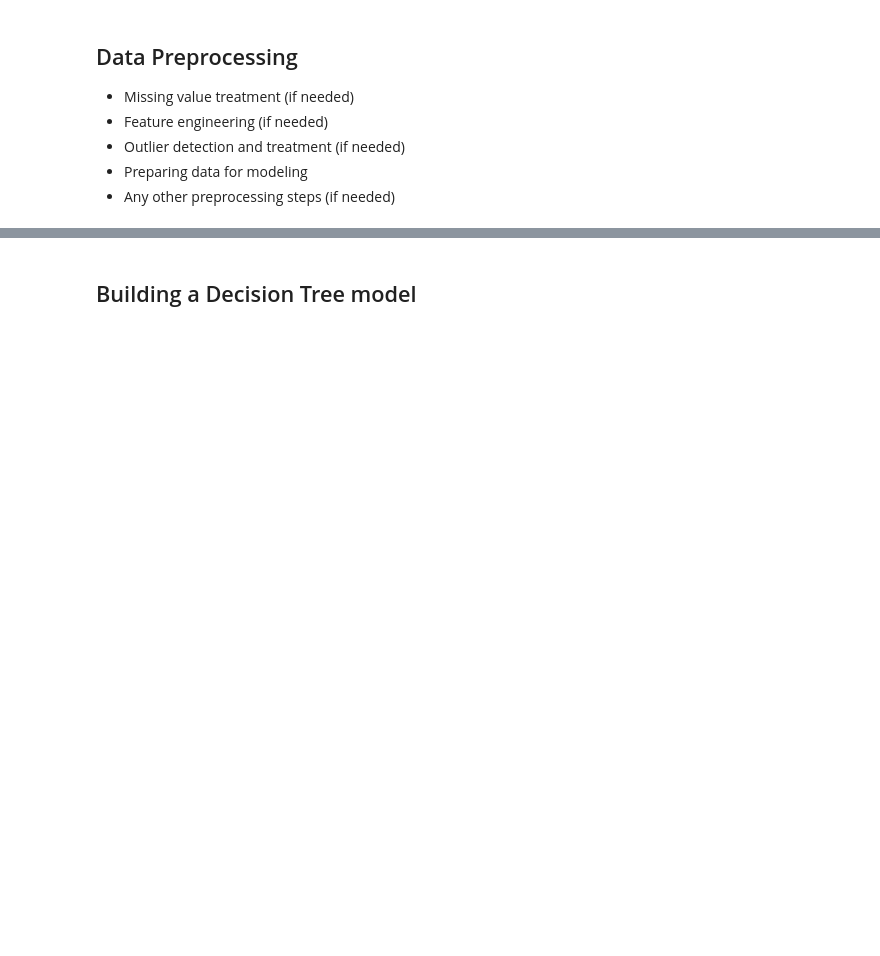
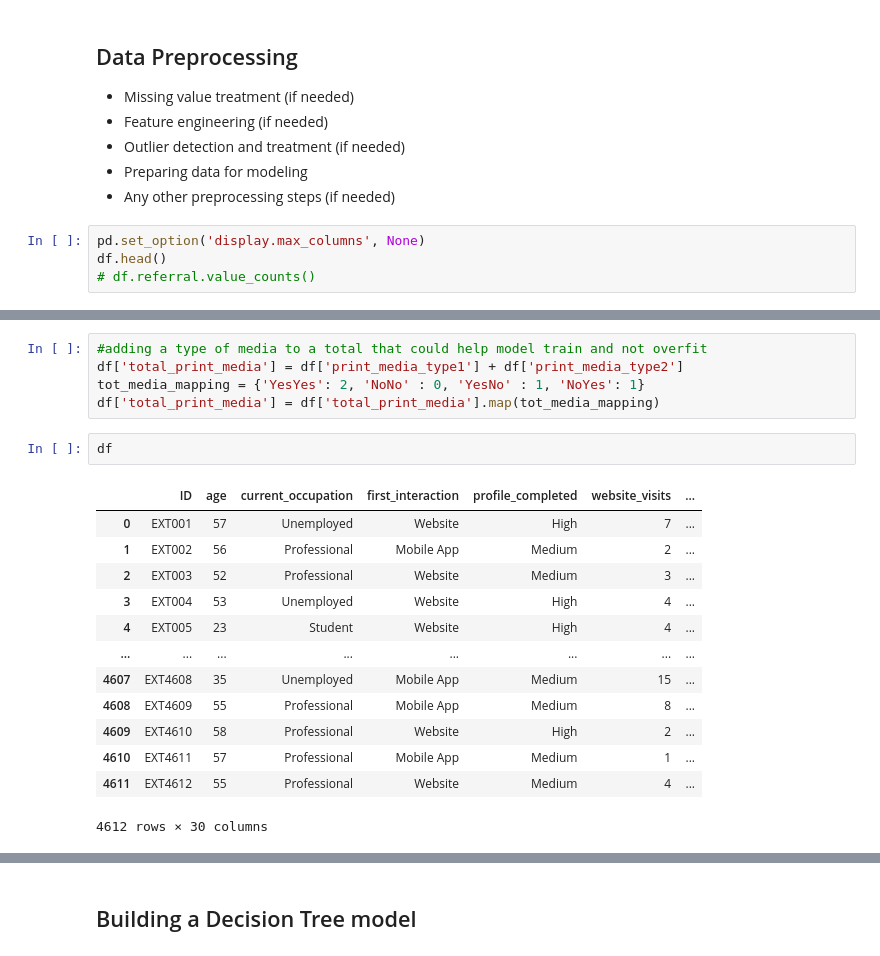
Before and after one commit to emailtosanj/ADSP_LAIEDM, a Jupyter notebook: adsp_laiedm/elective_projects/potential_customers_prediction/Learner_Notebook_Full_Code_Version_Potential_Customers_Prediction.ipynb, the cells around one changed output, grey strips where cells are left out. Saved outputs shown, nothing was run; the diff lists cells and outputs as text; blank space fills up the shorter version.

```diff
--- a/adsp_laiedm/elective_projects/potential_customers_prediction/Learner_Notebook_Full_Code_Version_Potential_Customers_Prediction.ipynb
+++ b/adsp_laiedm/elective_projects/potential_customers_prediction/Learner_Notebook_Full_Code_Version_Potential_Customers_Prediction.ipynb
@@ -559,3 +539,7 @@ plt.show()
 - Outlier detection and treatment (if needed)
 - Preparing data for modeling
 - Any other preprocessing steps (if needed)
+# %%
+pd.set_option('display.max_columns', None)
+df.head()
+# df.referral.value_counts()
@@ -561,0 +628,21 @@ plt.show()
+# %%
+#adding a type of media to a total that could help model train and not overfit
+df['total_print_media'] = df['print_media_type1'] + df['print_media_type2']
+tot_media_mapping = {'YesYes': 2, 'NoNo' : 0, 'YesNo' : 1, 'NoYes': 1}
+df['total_print_media'] = df['total_print_media'].map(tot_media_mapping)
+# %%
+df
+# %% [output]
+|  | ID | age | current_occupation | first_interaction | profile_completed | website_visits | ... |
+| 0 | EXT001 | 57 | Unemployed | Website | High | 7 | ... |
+| 1 | EXT002 | 56 | Professional | Mobile App | Medium | 2 | ... |
+| 2 | EXT003 | 52 | Professional | Website | Medium | 3 | ... |
+| 3 | EXT004 | 53 | Unemployed | Website | High | 4 | ... |
+| 4 | EXT005 | 23 | Student | Website | High | 4 | ... |
+| ... | ... | ... | ... | ... | ... | ... | ... |
+| 4607 | EXT4608 | 35 | Unemployed | Mobile App | Medium | 15 | ... |
+| 4608 | EXT4609 | 55 | Professional | Mobile App | Medium | 8 | ... |
+| 4609 | EXT4610 | 58 | Professional | Website | High | 2 | ... |
+| 4610 | EXT4611 | 57 | Professional | Mobile App | Medium | 1 | ... |
+| 4611 | EXT4612 | 55 | Professional | Website | Medium | 4 | ... |
+4612 rows × 30 columns
```
Also changed, not shown: parts of 19 cells of this notebook.
